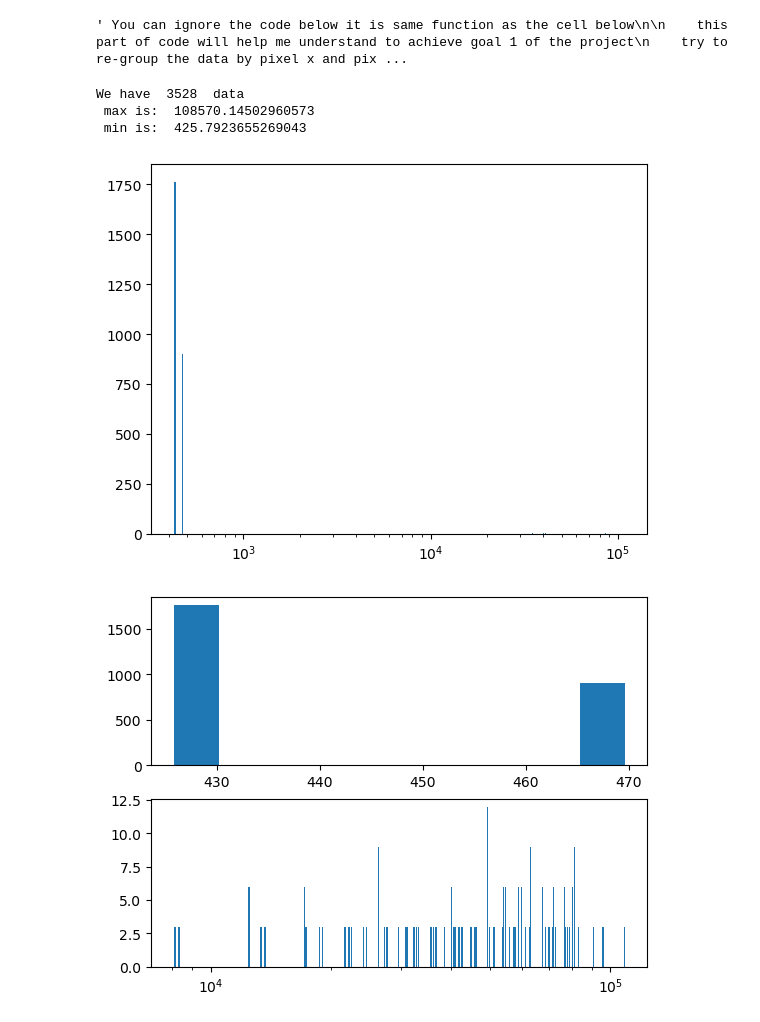
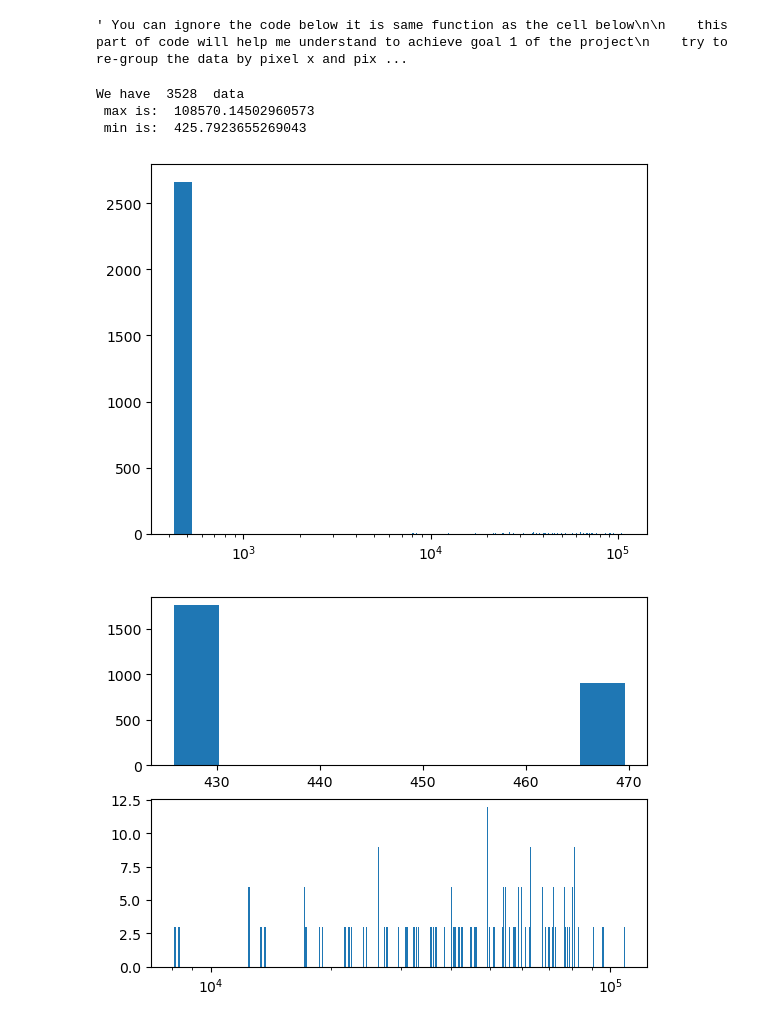
Before and after one commit to ReChen33/QuReseach, a Jupyter notebook: code/wafer/TestWafer.ipynb, the cells around one changed output. Saved outputs shown, nothing was run; the diff lists cells and outputs as text; code cells hidden in the pictures.

```diff
--- a/code/wafer/TestWafer.ipynb
+++ b/code/wafer/TestWafer.ipynb
@@ -237,37 +237,37 @@ print("We have ",len(distance_goal1),
 
 #save histogram data to a file
 #print(len(distance_goal1)) #num ==len(distance_goal1)
-num, bins, patches = plt.hist(distance_goal1, bins=10000)
+num, bins, patches = plt.hist(distance_goal1, bins=1000)
 # bins = 100000 need 6m 51s to run
 
 path_filename = f'.\data\goal1 {len(bins)-1}bins '
 
 
 #create an array stored the value number per bin
 number_per_bin = []
 for i in range(len(patches)):
     if num[i] != 0:
         number_per_bin.append([f"({bins[i]},{bins[i+1]})",num[i]])
 
 # Save data to CSV
 number_per_bin = np.array(number_per_bin)
 data_NpB = np.column_stack((number_per_bin[:,0],number_per_bin[:,1]))
 # the data for number_per_bin
 df = pd.DataFrame(data_NpB,columns=['range of distance','number in the range'])
 df.to_csv(f'{path_filename}.csv', index=False)
 
 plt.xscale('log')
 plt.savefig(f'{path_filename}.png')
 plt.show()
 
 # print(np.sum(num))
 # print(number_of_distance,"\n",sum(number_of_distance))
 # #check the number of distance is correct
 # %% [output]
 We have  3528  data
  max is:  108570.14502960573
  min is:  425.7923655269043
-[figure, old version]
+[figure, new version]
 # %%
 # try to seperate the data to see plot more clearly
 # 480 is decide by the histogram data above
```
Also changed, not shown: parts of 7 cells of this notebook, 14 other files.
